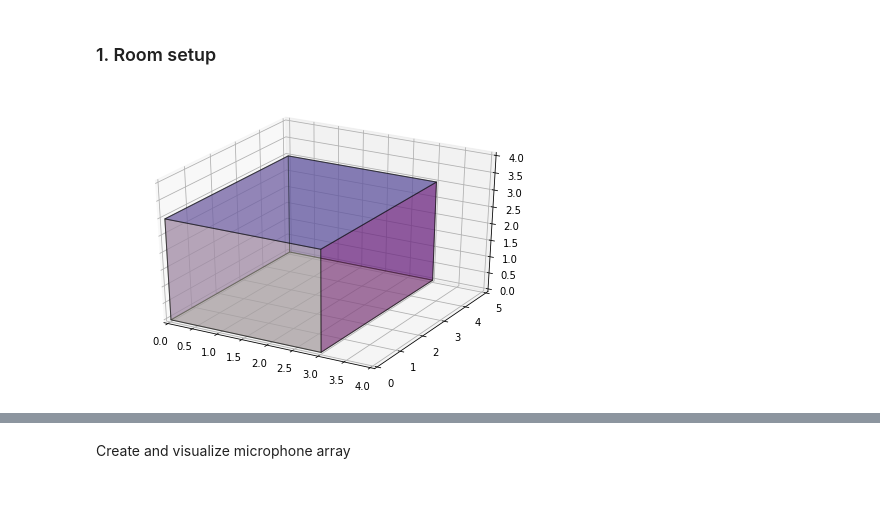
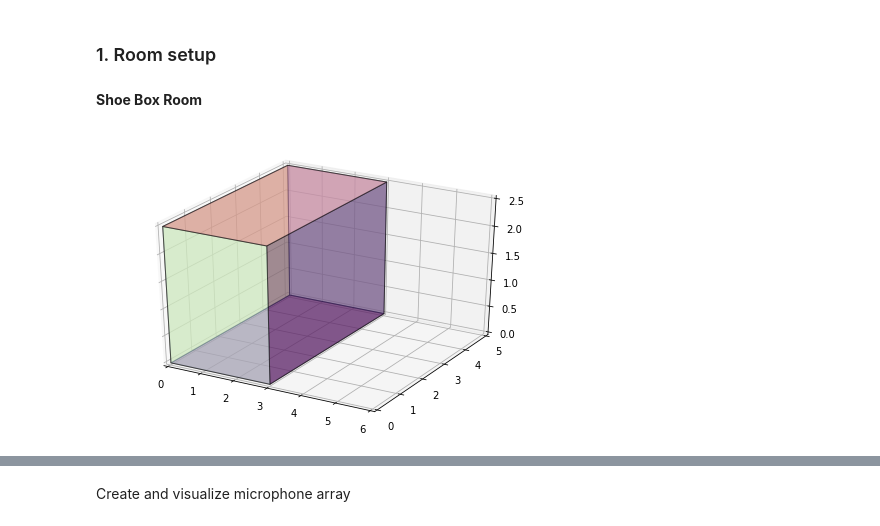
Before and after one commit to Belbaraka/alexa, a Jupyter notebook: modules/ml_tdoa/ml_tdoa.ipynb, the cells around one changed output, grey strips where cells are left out. Saved outputs shown, nothing was run; the diff lists cells and outputs as text; code cells hidden in the pictures; blank space fills up the shorter version.

```diff
--- a/modules/ml_tdoa/ml_tdoa.ipynb
+++ b/modules/ml_tdoa/ml_tdoa.ipynb
@@ -27,20 +27,22 @@ warnings.filterwarnings('ignore')
 # %% [markdown]
 <a id='rset'></a>
 ### 1. Room setup
+# %% [markdown]
+**Shoe Box Room**
 # %%
 #Room dimensions
-room_dimX, room_dimY, room_dimZ = 3, 5, 3
+room_dimX, room_dimY, room_dimZ = 3, 5, 2.5
 room_dim = np.array([room_dimX, room_dimY, room_dimZ])
 
 #Sampling frequency
 fs = 16000 # 16kHz
 
 room = pra.ShoeBox(room_dim, fs=fs, max_order = 4, absorption=0.2)
 
 # Visualize setup
 fig, ax = room.plot()
-ax.set_xlim([0, 4])
+ax.set_xlim([0, 6])
 ax.set_ylim([0, 5])
-ax.set_zlim([0, 4]);
+ax.set_zlim([0, 2.5]);
 # %% [output]
-[figure, old version]
+[figure, new version]
```
Also changed, not shown: parts of 12 cells of this notebook, 3 other files.
